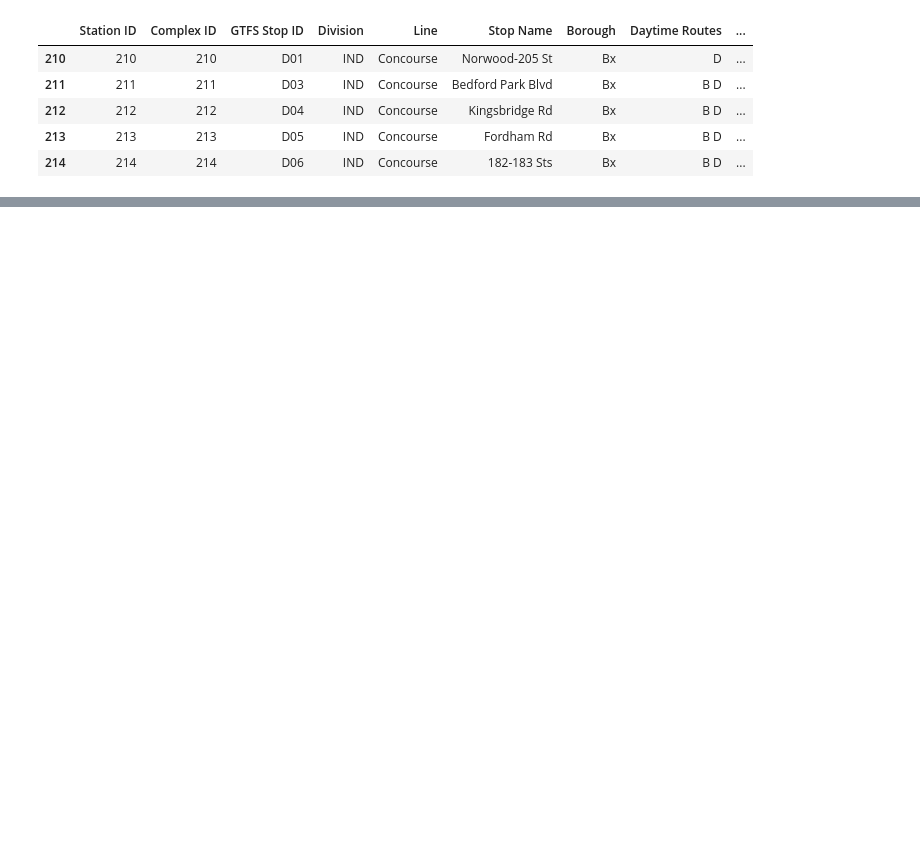
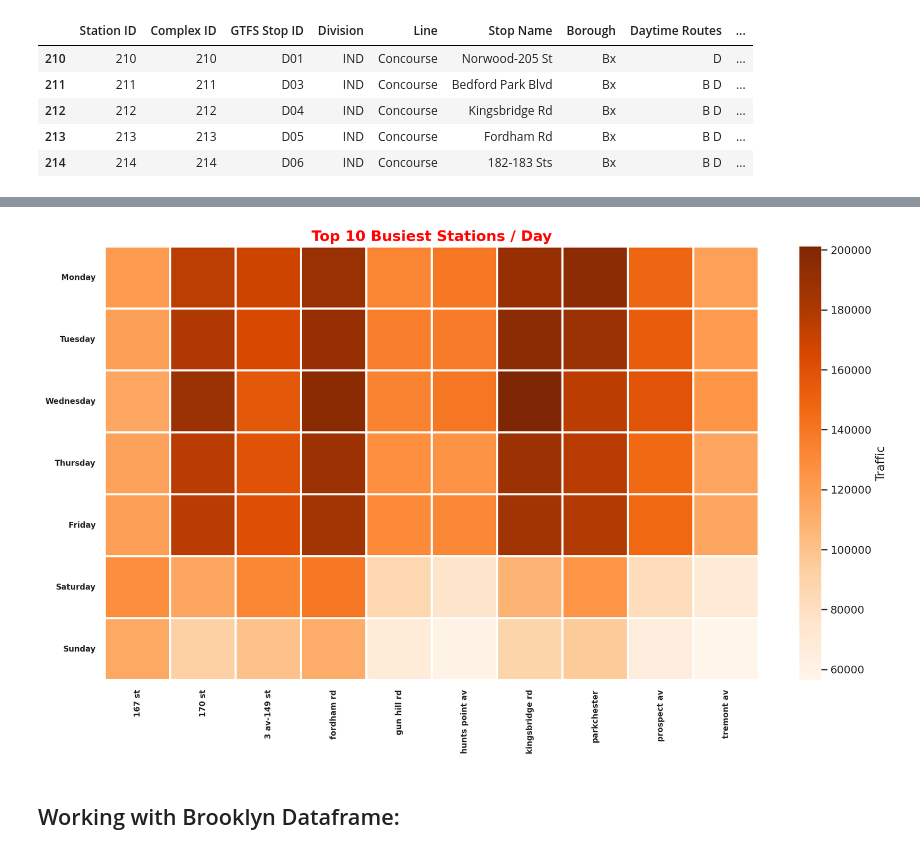
Before and after one commit to ApoorvaSetu/Metis-EDA-Project, a Jupyter notebook: Turnstile_data_EDA.ipynb, the cells around one changed output, grey strips where cells are left out. Drawn from its saved outputs; the diff is of its cells as text; code cells hidden in the pictures; blank space fills up the shorter version.

```diff
--- a/Turnstile_data_EDA.ipynb
+++ b/Turnstile_data_EDA.ipynb
@@ -358,0 +627,21 @@ merge_mta_Bronx.drop(['station id', 'complex id','gtfs stop id','division_y',
+# %%
+#Daily Usage for Top 10 stations in Bronx:
+mta_top10_Bronx_daily = merge_mta_Bronx_entries_exits.groupby(["station","nameofday"]).sum()
+
+mta_top10_Bronx_daily = mta_top10_Bronx_daily.reset_index()
+
+mta_top10_Bronx_daily= mta_top10_Bronx_daily[(mta_top10_Bronx_daily["station"]=="fordham rd")
+                  | (mta_top10_Bronx_daily["station"]=="kingsbridge rd")
+                  | (mta_top10_Bronx_daily["station"]=='parkchester')
+                  | (mta_top10_Bronx_daily["station"]=='170 st')
+                  | (mta_top10_Bronx_daily["station"]=="3 av-149 st")
+                  | (mta_top10_Bronx_daily["station"]=="167 st")
+                  | (mta_top10_Bronx_daily["station"]=="gun hill rd")
+                  | (mta_top10_Bronx_daily["station"]=="hunts point av")
+                  | (mta_top10_Bronx_daily["station"]=="tremont av")
+                  | (mta_top10_Bronx_daily["station"]=="prospect av")]
+
+
+mta_top10_Bronx_daily = mta_top10_Bronx_daily.reset_index()
+
+mta_top10_Bronx_daily.head(10)
@@ -358,0 +676,10 @@ merge_mta_Bronx.drop(['station id', 'complex id','gtfs stop id','division_y',
+# %%
+#Creating Pivot table for heatmap
+
+mta_top10_Bronx_heatmap = mta_top10_Bronx_daily.groupby(["station","nameofday"]).traffic.mean().reset_index()
+
+mta_top10_Bronx_heatmap = mta_top10_Bronx_heatmap.pivot("nameofday","station","traffic")
+
+mta_top10_Bronx_heatmap = mta_top10_Bronx_heatmap.reindex(index = ["Monday","Tuesday","Wednesday","Thursday","Friday","Saturday","Sunday"])
+
+mta_top10_Bronx_heatmap
@@ -358,0 +696,18 @@ merge_mta_Bronx.drop(['station id', 'complex id','gtfs stop id','division_y',
+# %%
+#Heatmap for top7 stations per day
+
+plt.figure(figsize=(15,8)),
+sns.set(font_scale=1)
+sns.heatmap(mta_top10_Bronx_heatmap,annot=False, linewidths=2, cmap="Oranges",cbar_kws={'label': 'Traffic'})
+plt.style.use('default')
+plt.ylabel("")
+plt.xlabel("")
+plt.yticks(weight="bold",rotation=0, size=8)
+plt.xticks(weight="bold",rotation=90,size=8)
+plt.title("Top 10 Busiest Stations / Day",weight="bold",c="red", fontsize=15)
+# plt.savefig('images/04_Top7BusiesStationsPerDayHeatmap.png', dpi=200)
+plt.show()
+# %% [output]
+[figure, added]
+# %% [markdown]
+## Working with Brooklyn Dataframe:
```
Also changed, not shown: parts of 73 cells of this notebook.
